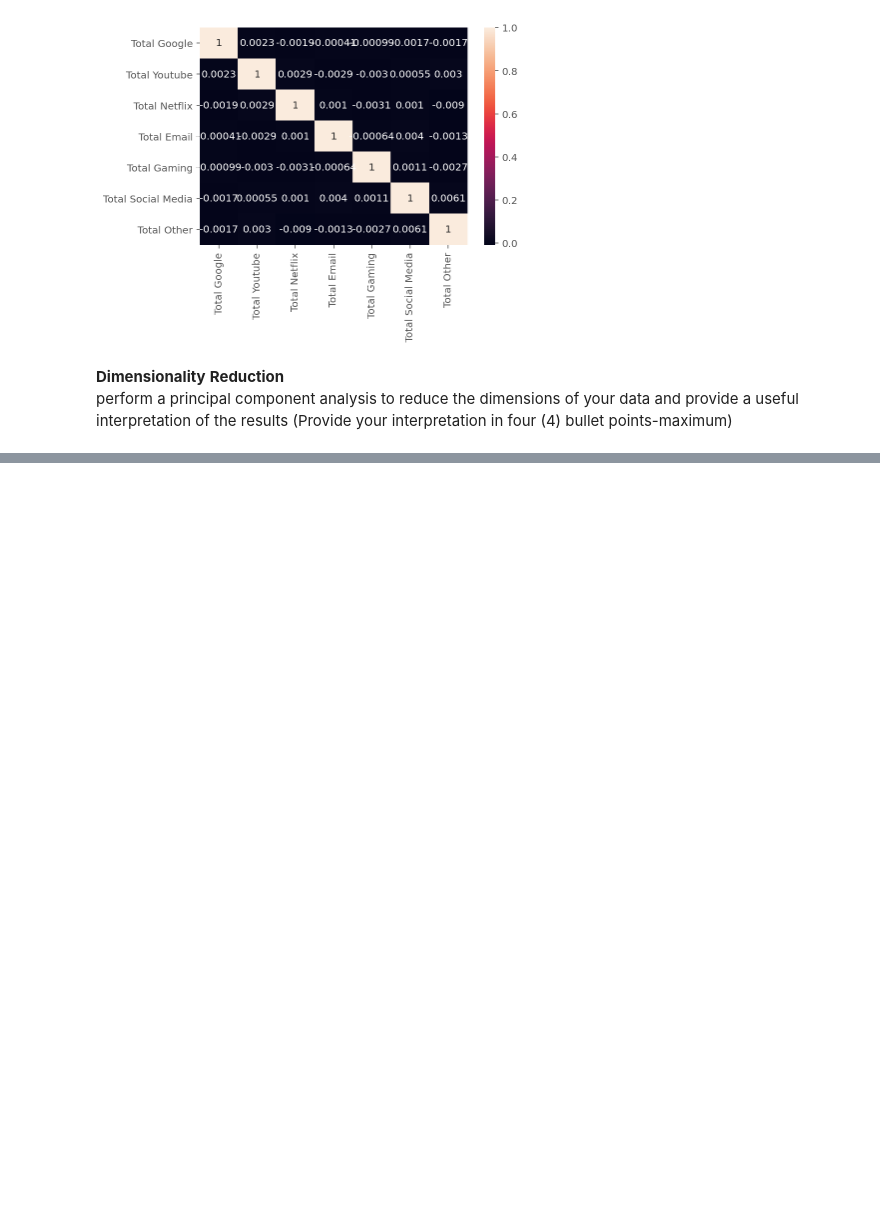
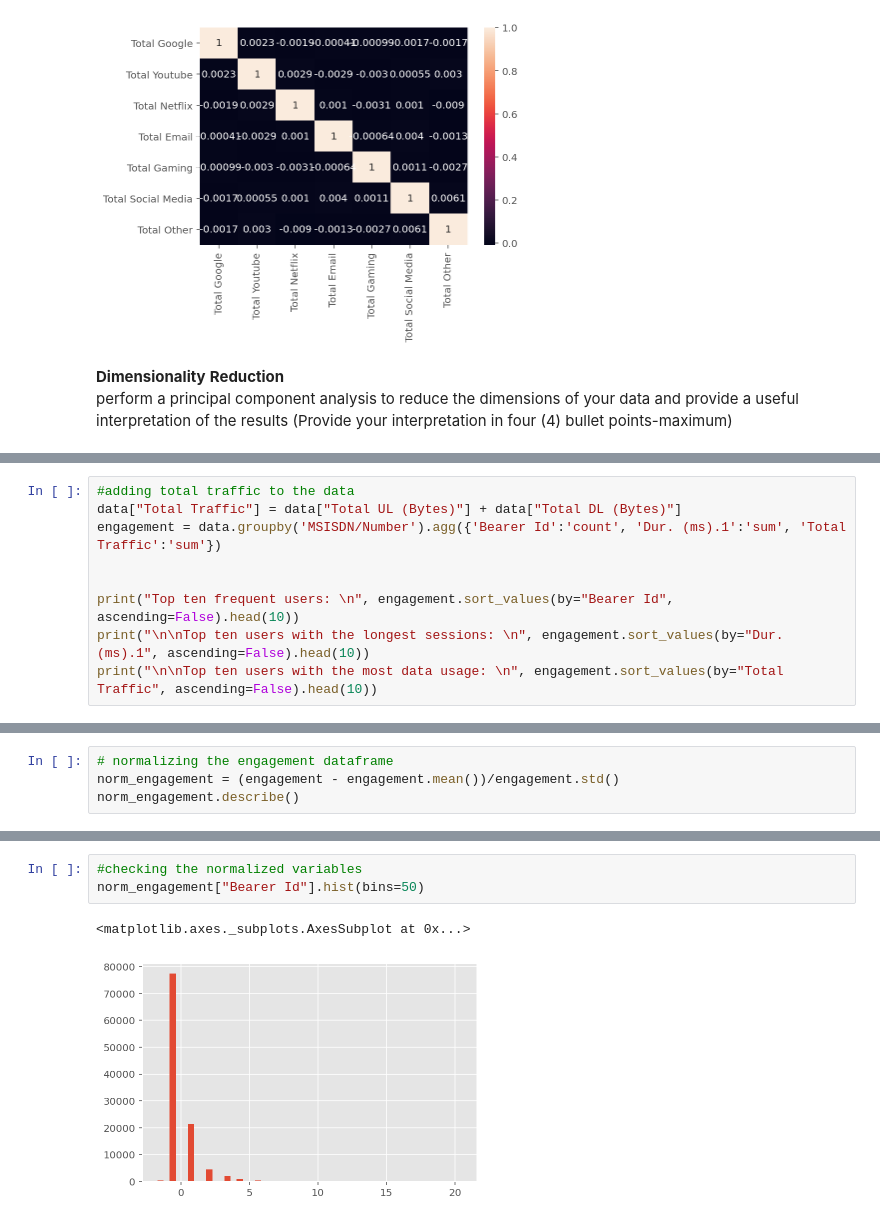
Before and after one commit to bezawitalemyimer/10xAc, a Jupyter notebook: week1/notebooks/data_source_csv.ipynb, the cells around one changed output, grey strips where cells are left out. Saved outputs shown, nothing was run; the diff lists cells and outputs as text; blank space fills up the shorter version.

```diff
--- a/week1/notebooks/data_source_csv.ipynb
+++ b/week1/notebooks/data_source_csv.ipynb
@@ -710,0 +726,9 @@ NameError: ignored
+# %%
+#adding total traffic to the data
+data["Total Traffic"] = data["Total UL (Bytes)"] + data["Total DL (Bytes)"]
+engagement = data.groupby('MSISDN/Number').agg({'Bearer Id':'count', 'Dur. (ms).1':'sum', 'Total Traffic':'sum'})
+
+
+print("Top ten frequent users: \n", engagement.sort_values(by="Bearer Id", ascending=False).head(10))
+print("\n\nTop ten users with the longest sessions: \n", engagement.sort_values(by="Dur. (ms).1", ascending=False).head(10))
+print("\n\nTop ten users with the most data usage: \n", engagement.sort_values(by="Total Traffic", ascending=False).head(10))
@@ -710,0 +767,4 @@ NameError: ignored
+# %%
+# normalizing the engagement dataframe
+norm_engagement = (engagement - engagement.mean())/engagement.std()
+norm_engagement.describe()
@@ -710,0 +781,6 @@ NameError: ignored
+# %%
+#checking the normalized variables
+norm_engagement["Bearer Id"].hist(bins=50)
+# %% [output]
+<matplotlib.axes._subplots.AxesSubplot at 0x...>
+[figure, added]
```
Also changed, not shown: parts of 52 cells of this notebook.
